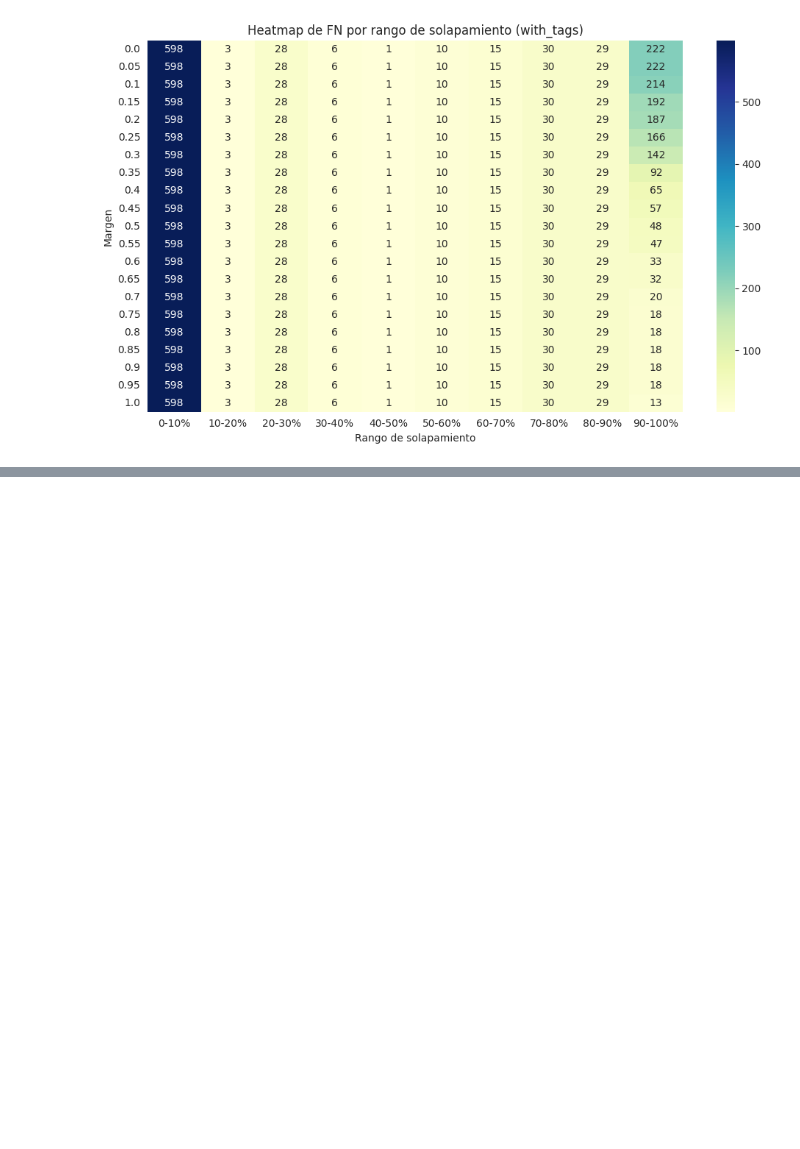
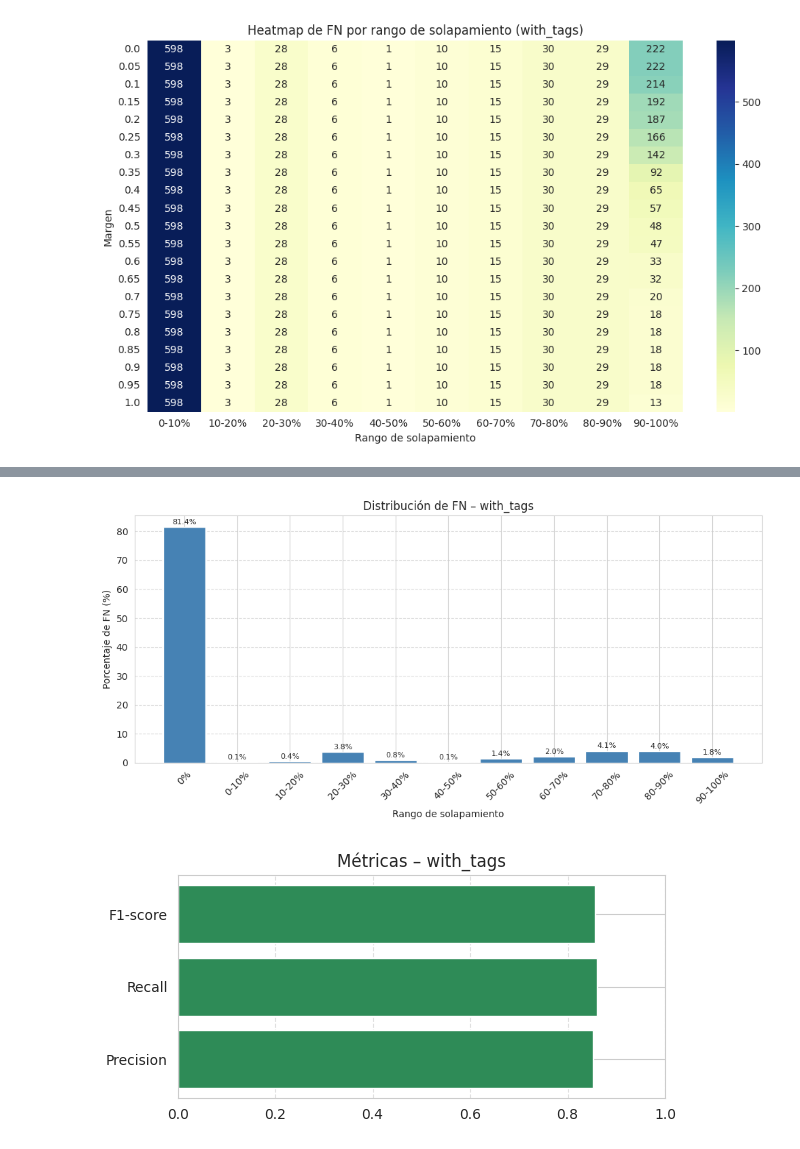
Before and after one commit to TarekElshami/PLN_Document_Anonymization, a Jupyter notebook: analysis_porcentaje_de_inclusion_FN.ipynb, the cells around one changed output, grey strips where cells are left out. Cells and saved outputs as stored; diff of their text form; code cells hidden in the pictures; blank space fills up the shorter version.

```diff
--- a/analysis_porcentaje_de_inclusion_FN.ipynb
+++ b/analysis_porcentaje_de_inclusion_FN.ipynb
@@ -102,0 +163,5 @@ for modo in ['no_tags', 'with_tags']:
+# %%
+graficar_metricas_desde_txt("errores_noMargen/with_tags/metrics_prompt8.txt")
+# %% [output]
+[figure, added]
+[figure, added]
```
Also changed, not shown: parts of 2 cells of this notebook, 3 other files.
